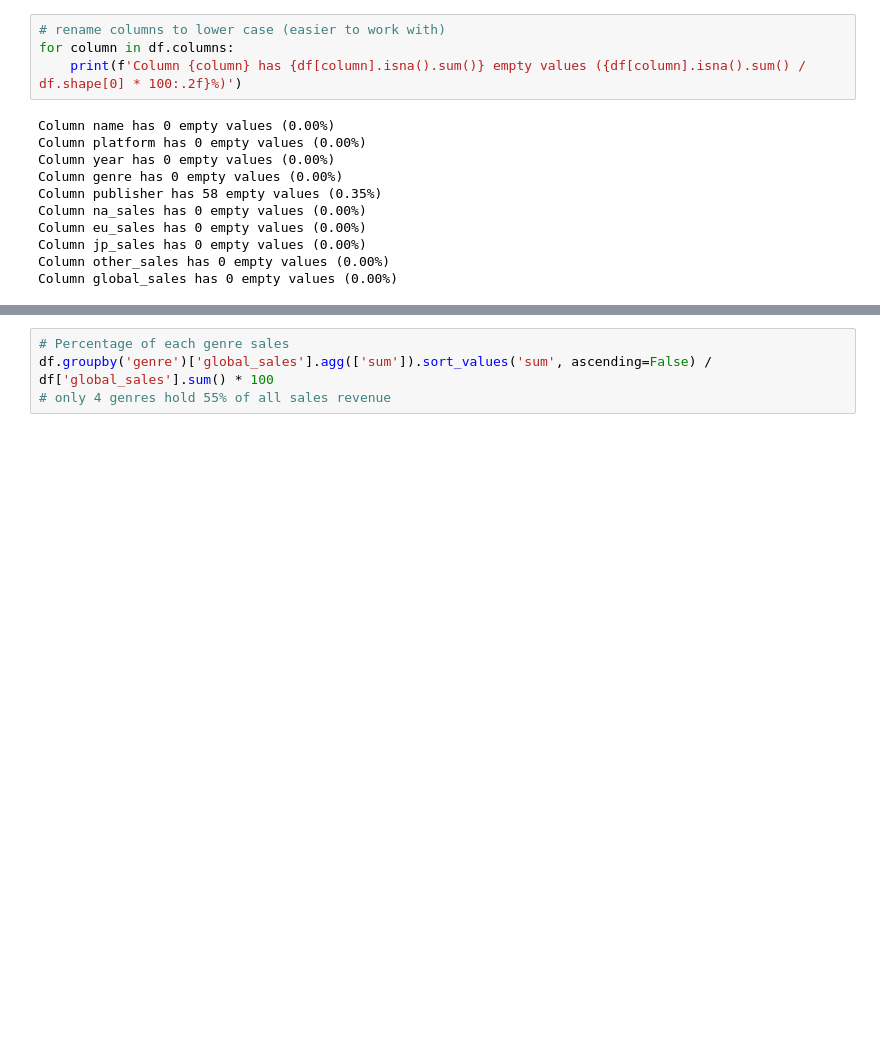
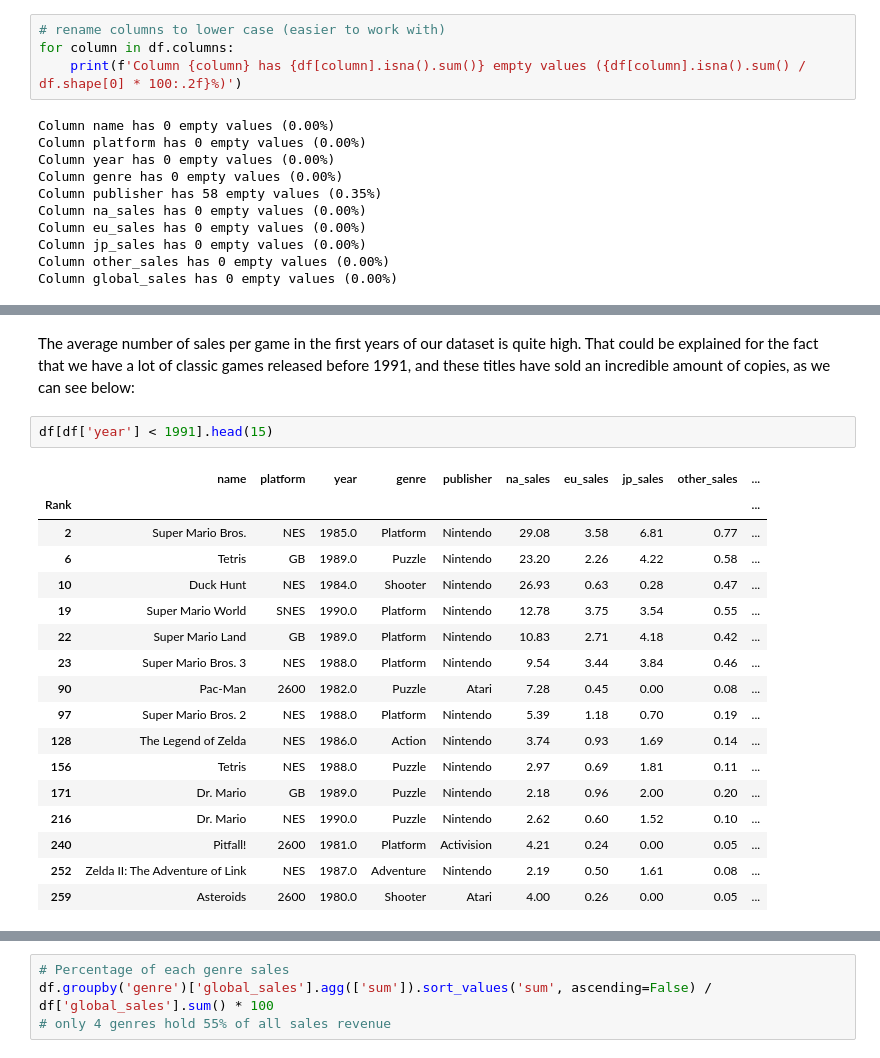
Before and after one commit to 3kleo/Video-Game-Sales-Analysis, a Jupyter notebook: notebook.ipynb, the cells around one changed output, grey strips where cells are left out. Cells and saved outputs as stored; diff of their text form; blank space fills up the shorter version.

```diff
--- a/notebook.ipynb
+++ b/notebook.ipynb
@@ -137,0 +142,22 @@ df.groupby('name')[['name', 'global_sales']].sum().sort_values('global_sales', a
+# %% [markdown]
+The average number of sales per game in the first years of our dataset is quite high. That could be explained for the fact that we have a lot of classic games released before 1991, and these titles have sold an incredible amount of copies, as we can see below:
+# %%
+df[df['year'] < 1991].head(15)
+# %% [output]
+|  | name | platform | year | genre | publisher | na_sales | eu_sales | jp_sales | other_sales | ... |
+| Rank |  |  |  |  |  |  |  |  |  | ... |
+| 2 | Super Mario Bros. | NES | 1985.0 | Platform | Nintendo | 29.08 | 3.58 | 6.81 | 0.77 | ... |
+| 6 | Tetris | GB | 1989.0 | Puzzle | Nintendo | 23.20 | 2.26 | 4.22 | 0.58 | ... |
+| 10 | Duck Hunt | NES | 1984.0 | Shooter | Nintendo | 26.93 | 0.63 | 0.28 | 0.47 | ... |
+| 19 | Super Mario World | SNES | 1990.0 | Platform | Nintendo | 12.78 | 3.75 | 3.54 | 0.55 | ... |
+| 22 | Super Mario Land | GB | 1989.0 | Platform | Nintendo | 10.83 | 2.71 | 4.18 | 0.42 | ... |
+| 23 | Super Mario Bros. 3 | NES | 1988.0 | Platform | Nintendo | 9.54 | 3.44 | 3.84 | 0.46 | ... |
+| 90 | Pac-Man | 2600 | 1982.0 | Puzzle | Atari | 7.28 | 0.45 | 0.00 | 0.08 | ... |
+| 97 | Super Mario Bros. 2 | NES | 1988.0 | Platform | Nintendo | 5.39 | 1.18 | 0.70 | 0.19 | ... |
+| 128 | The Legend of Zelda | NES | 1986.0 | Action | Nintendo | 3.74 | 0.93 | 1.69 | 0.14 | ... |
+| 156 | Tetris | NES | 1988.0 | Puzzle | Nintendo | 2.97 | 0.69 | 1.81 | 0.11 | ... |
+| 171 | Dr. Mario | GB | 1989.0 | Puzzle | Nintendo | 2.18 | 0.96 | 2.00 | 0.20 | ... |
+| 216 | Dr. Mario | NES | 1990.0 | Puzzle | Nintendo | 2.62 | 0.60 | 1.52 | 0.10 | ... |
+| 240 | Pitfall! | 2600 | 1981.0 | Platform | Activision | 4.21 | 0.24 | 0.00 | 0.05 | ... |
+| 252 | Zelda II: The Adventure of Link | NES | 1987.0 | Adventure | Nintendo | 2.19 | 0.50 | 1.61 | 0.08 | ... |
+| 259 | Asteroids | 2600 | 1980.0 | Shooter | Atari | 4.00 | 0.26 | 0.00 | 0.05 | ... |
```
Also changed, not shown: parts of 23 cells of this notebook.
